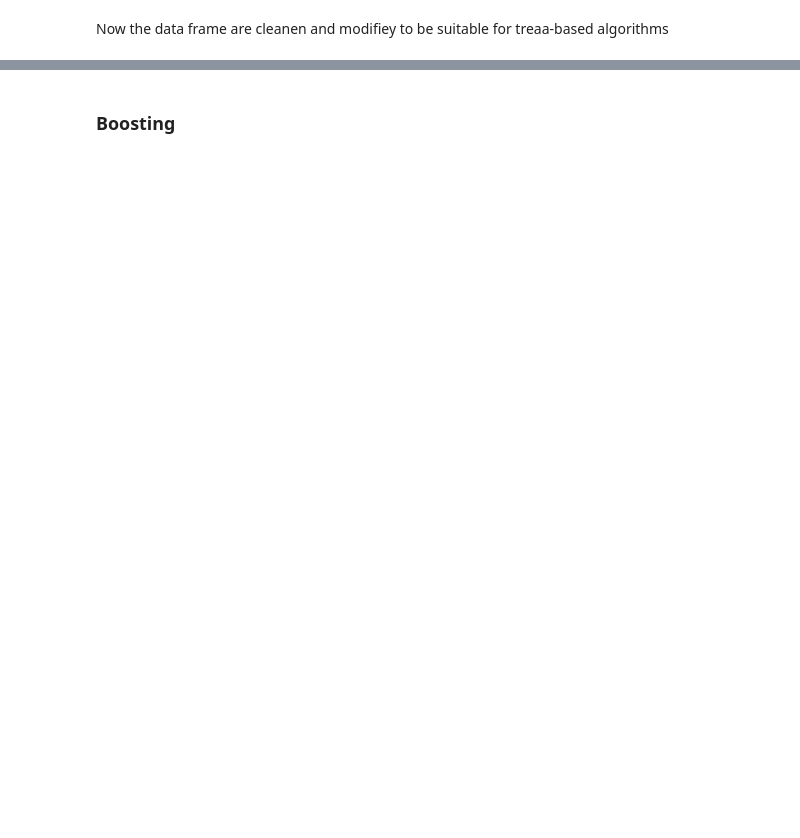
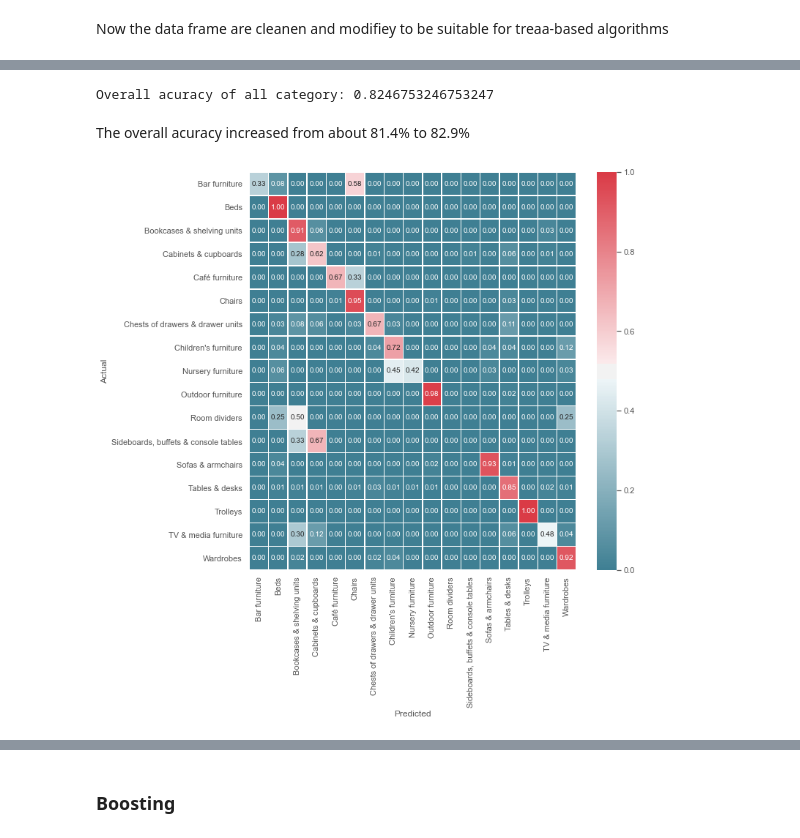
Before and after one commit to XiaotongMeng/IKEA_Furniture, a Jupyter notebook: IKEA Furniture.ipynb, the cells around one changed output, grey strips where cells are left out. Saved outputs shown, nothing was run; the diff lists cells and outputs as text; code cells hidden in the pictures; blank space fills up the shorter version.

```diff
--- a/IKEA Furniture.ipynb
+++ b/IKEA Furniture.ipynb
@@ -416,0 +591,42 @@ Now the data frame are cleanen and modifiey to be suitable for treaa-based algor
+# %%
+# we need item_id and category in dataframe for ohther use, not for training
+learn1 = ['item_id','height','depth','width','name','designer','category','category_num']
+learn_df1 = learn_df[learn1]
+# %%
+
+X_train, X_test, y_train, y_test = train_test_split(learn_df1.drop(columns = ['item_id','category','category_num']), \
+                                                    learn_df1['category_num'], random_state=1)
+rf =  RandomForestClassifier(min_samples_leaf= 5)
+rf_est = rf.fit(X_train,y_train)
+y_pred =  rf.predict(X_test)
+a = accuracy_score(y_test, y_pred)
+print('Overall acuracy of all category: ' +str(a))
+# %% [output]
+Overall acuracy of all category: 0.8246753246753247
+# %% [markdown]
+The overall acuracy increased from about 81.4% to 82.9%
+# %%
+#confusion matrix
+cm =  confusion_matrix(y_test, y_pred)
+
+# number of smaples actually belong to each category
+cm_sum = cm.sum(axis = 1)
+
+cm1 = np.zeros((17,17))
+
+# confusion matrix divided by  number of samples in test set belongs to each category
+for k in range(17):
+    cm1[k,:] = cm[k,:]/cm_sum[k]
+
+# confusion_matrix normalized
+cm_df = pd.DataFrame(cm1,index = label, columns=label)
+
+#plot confusion matrix
+fig, ax = plt.subplots(figsize=(10,10))
+cmap = sns.diverging_palette(220, 10, as_cmap=True)
+sns.heatmap(cm_df, annot=True, linewidths=.5,ax=ax,fmt='.2f',cmap = cmap)
+ax.set_xlabel('Predicted')
+ax.set_ylabel('Actual')
+ax.figure.savefig('RF_CM_2.jpg', bbox_inches = 'tight')
+# %% [output]
+[figure, added]
```
Also changed, not shown: parts of 62 cells of this notebook, 14 other files.
